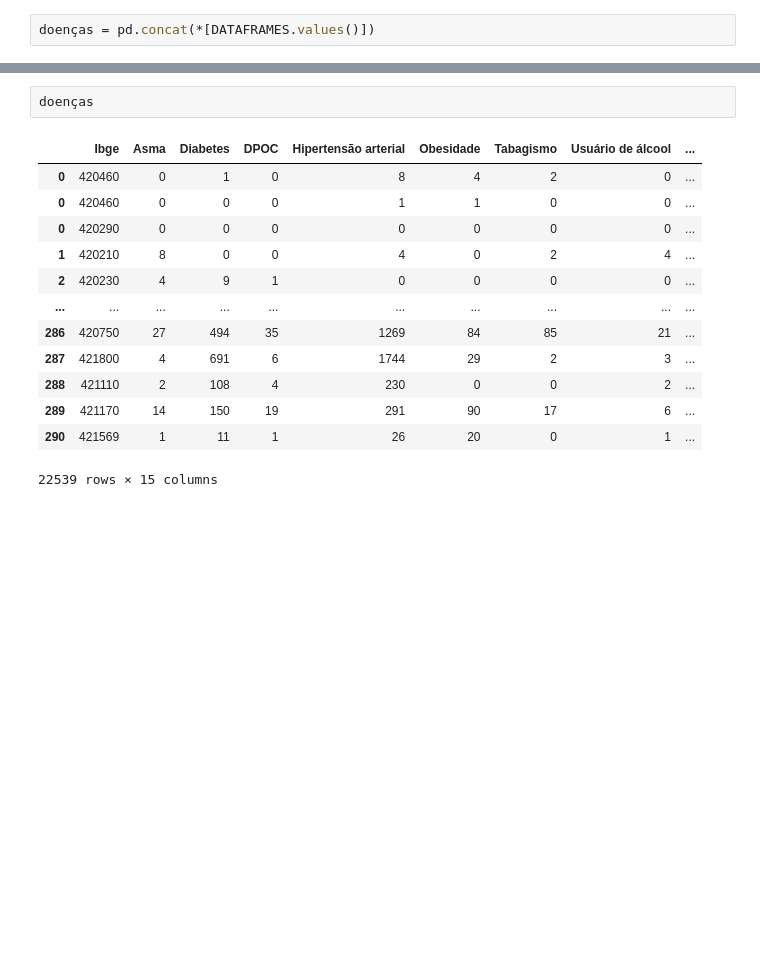
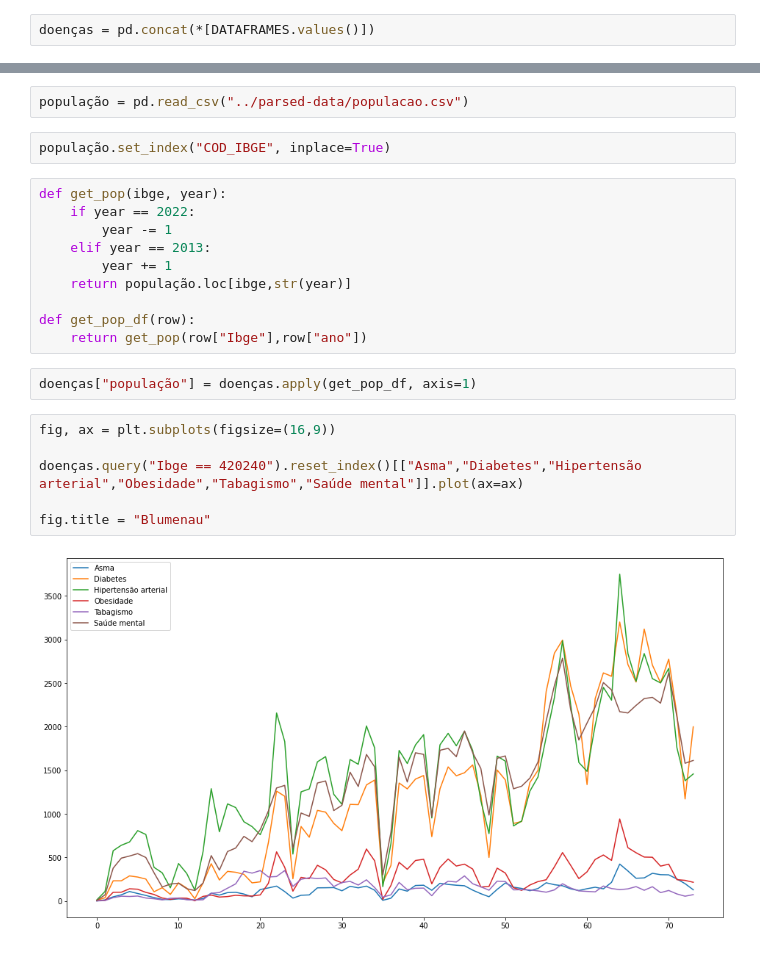
Before and after one commit to LFBossa/MapaSaudeSC, a Jupyter notebook: process-data/SeriesSaude.ipynb, the cells around one changed output, grey strips where cells are left out. Drawn from its saved outputs; the diff is of its cells as text; blank space fills up the shorter version.

Commit message:
Transformando os dados mensais em um grande dataframe

```diff
--- a/process-data/SeriesSaude.ipynb
+++ b/process-data/SeriesSaude.ipynb
@@ -55,16 +37,24 @@ doenças.to_csv("../parsed-data/saude-series.csv")
-# %%
-doenças
-# %% [output]
-|  | Ibge | Asma | Diabetes | DPOC | Hipertensão arterial | Obesidade | Tabagismo | Usuário de álcool | ... |
-| 0 | 420460 | 0 | 1 | 0 | 8 | 4 | 2 | 0 | ... |
-| 0 | 420460 | 0 | 0 | 0 | 1 | 1 | 0 | 0 | ... |
-| 0 | 420290 | 0 | 0 | 0 | 0 | 0 | 0 | 0 | ... |
-| 1 | 420210 | 8 | 0 | 0 | 4 | 0 | 2 | 4 | ... |
-| 2 | 420230 | 4 | 9 | 1 | 0 | 0 | 0 | 0 | ... |
-| ... | ... | ... | ... | ... | ... | ... | ... | ... | ... |
-| 286 | 420750 | 27 | 494 | 35 | 1269 | 84 | 85 | 21 | ... |
-| 287 | 421800 | 4 | 691 | 6 | 1744 | 29 | 2 | 3 | ... |
-| 288 | 421110 | 2 | 108 | 4 | 230 | 0 | 0 | 2 | ... |
-| 289 | 421170 | 14 | 150 | 19 | 291 | 90 | 17 | 6 | ... |
-| 290 | 421569 | 1 | 11 | 1 | 26 | 20 | 0 | 1 | ... |
-22539 rows × 15 columns
+# %%
+população = pd.read_csv("../parsed-data/populacao.csv")
+# %%
+população.set_index("COD_IBGE", inplace=True)
+# %%
+def get_pop(ibge, year):
+    if year == 2022:
+        year -= 1
+    elif year == 2013:
+        year += 1
+    return população.loc[ibge,str(year)]
+
+def get_pop_df(row):
+    return get_pop(row["Ibge"],row["ano"])
+# %%
+doenças["população"] = doenças.apply(get_pop_df, axis=1)
+# %%
+fig, ax = plt.subplots(figsize=(16,9))
+
+doenças.query("Ibge == 420240").reset_index()[["Asma","Diabetes","Hipertensão arterial","Obesidade","Tabagismo","Saúde mental"]].plot(ax=ax)
+
+fig.title = "Blumenau"
+# %% [output]
+[figure, added]
```
Also changed, not shown: parts of 25 cells of this notebook.
